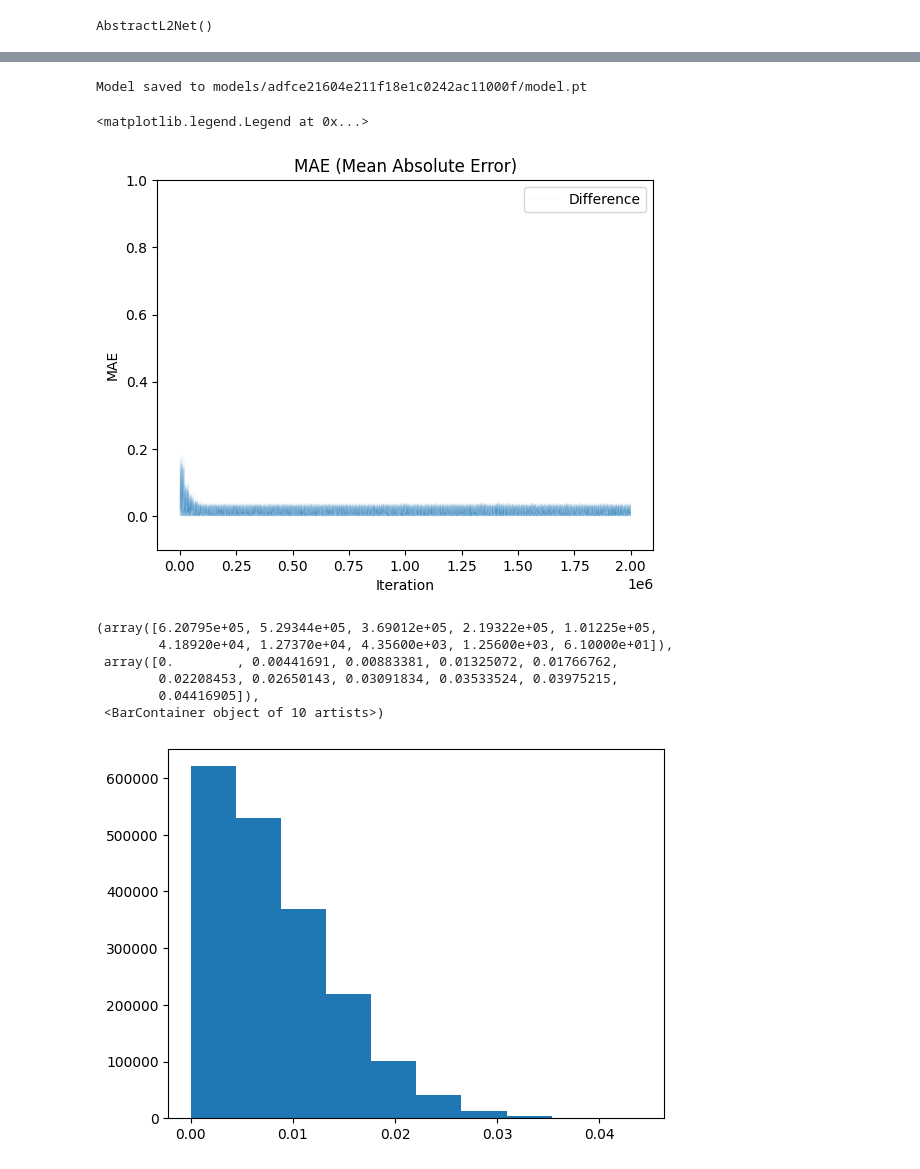
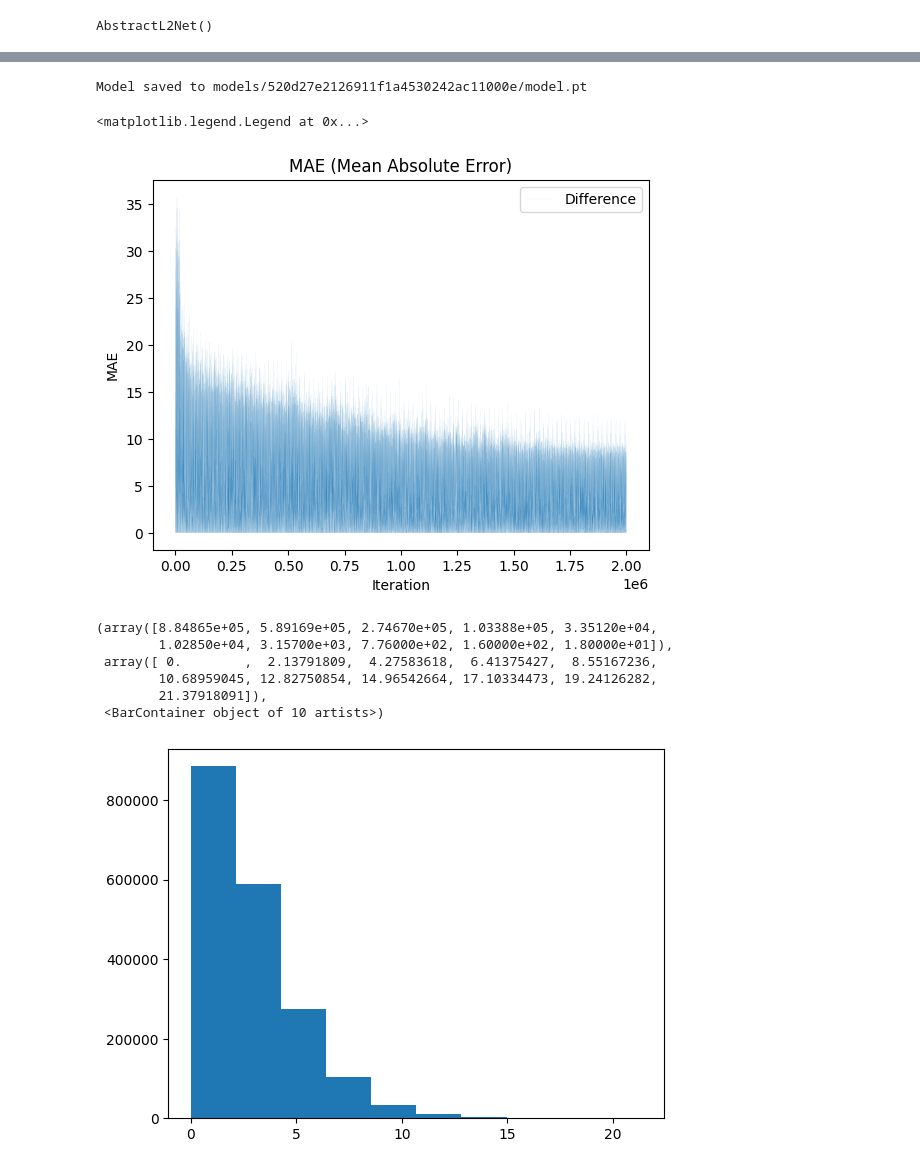
Before and after one commit to brseong/delayed-temporal, a Jupyter notebook: l2_distance.ipynb, the cells around one changed output, grey strips where cells are left out. Drawn from its saved outputs; the diff is of its cells as text; code cells hidden in the pictures.

```diff
--- a/l2_distance.ipynb
+++ b/l2_distance.ipynb
@@ -25,14 +25,14 @@ cfg = dict(
     NUM_SAMPLES = 100000,
     NUM_EPOCHS = 100,
     VECTOR_DIM = 64,
-    MIN_VAL = -7.,
-    MAX_VAL = 7.,
+    MIN_VAL = -8.,
+    MAX_VAL = 8.,
     TIME_STEPS = 20,
     JEFFRESS_COMPRESSION = 1,
     BATCH_SIZE = 512,
     INITIAL_ALPHA = 2,
     MAX_ALPHA = 10.0,
-    LR = 3e-2,
+    LR = 3e-1,
     EVAL_MODE = False,
 )
 # %%
@@ -68,11 +68,11 @@ from tqdm.auto import tqdm
 from sklearn.model_selection import train_test_split
 from utils.datasets import generate_l2_square_dataset, encode_temporal_np
 
-X_data, y_data = generate_l2_square_dataset(NUM_SAMPLES, VECTOR_DIM, low=MIN_VAL, high=MAX_VAL, normalize=True)  # X_data: N 2 D, y_data: N
+X_data, y_data = generate_l2_square_dataset(NUM_SAMPLES, VECTOR_DIM, low=MIN_VAL, high=MAX_VAL, normalize=False)  # X_data: N 2 D, y_data: N
 # X_data_temporal = torch.stack([torch.FloatTensor(encode_temporal_np(X_data[:,0,:], TIME_STEPS, 0, min_val=MIN_VAL, max_val=MAX_VAL)),
 #                       torch.FloatTensor(encode_temporal_np(X_data[:,1,:], TIME_STEPS, 0, min_val=MIN_VAL, max_val=MAX_VAL))],
 X_data = (torch.FloatTensor(X_data) - MIN_VAL) / (MAX_VAL - MIN_VAL)  # N 2 D
-y_data = torch.FloatTensor(y_data) # N D
+y_data = torch.FloatTensor(y_data) / (2 * (VECTOR_DIM**.5)) # N D
 # dataset = torch.utils.data.TensorDataset(X_data_temporal.transpose(1, 0), y_data, torch.tensor(X_data))  # T N 2D -> N T 2D
 dataset = torch.utils.data.TensorDataset(X_data, y_data, torch.tensor(X_data))  # N 2D
 train_set, test_set = train_test_split(dataset, test_size=0.2, random_state=42)
@@ -227,26 +227,26 @@ if not EVAL_MODE:
     torch.save(cfg, save_dir / "model.cfg")
     print(f"Model saved to {save_dir}/model.pt")
 # %% [output]
-Model saved to models/adfce21604e211f18e1c0242ac11000f/model.pt
+Model saved to models/520d27e2126911f1a4530242ac11000e/model.pt
 # %%
 plt.title("MAE (Mean Absolute Error)")
 plt.plot(err_hist, linewidth=0.025, label="Difference")
-plt.ylim(-.1, 1)
+# plt.ylim(-.1, 1)
 plt.xlabel("Iteration")
 plt.ylabel("MAE")
 plt.legend()
 # %% [output]
 <matplotlib.legend.Legend at 0x...>
-[figure, old version]
+[figure, new version]
 # %%
 # y_data
 # %%
 plt.hist(err_hist[100000:])
 # %% [output]
-(array([6.20795e+05, 5.29344e+05, 3.69012e+05, 2.19322e+05, 1.01225e+05,
-        4.18920e+04, 1.27370e+04, 4.35600e+03, 1.25600e+03, 6.10000e+01]),
- array([0.        , 0.00441691, 0.00883381, 0.01325072, 0.01766762,
-        0.02208453, 0.02650143, 0.03091834, 0.03533524, 0.03975215,
-        0.04416905]),
+(array([8.84865e+05, 5.89169e+05, 2.74670e+05, 1.03388e+05, 3.35120e+04,
+        1.02850e+04, 3.15700e+03, 7.76000e+02, 1.60000e+02, 1.80000e+01]),
+ array([ 0.        ,  2.13791809,  4.27583618,  6.41375427,  8.55167236,
+        10.68959045, 12.82750854, 14.96542664, 17.10334473, 19.24126282,
+        21.37918091]),
  <BarContainer object of 10 artists>)
-[figure, old version]
+[figure, new version]
```
Also changed, not shown: parts of 1 cell of this notebook, 5 other files.
